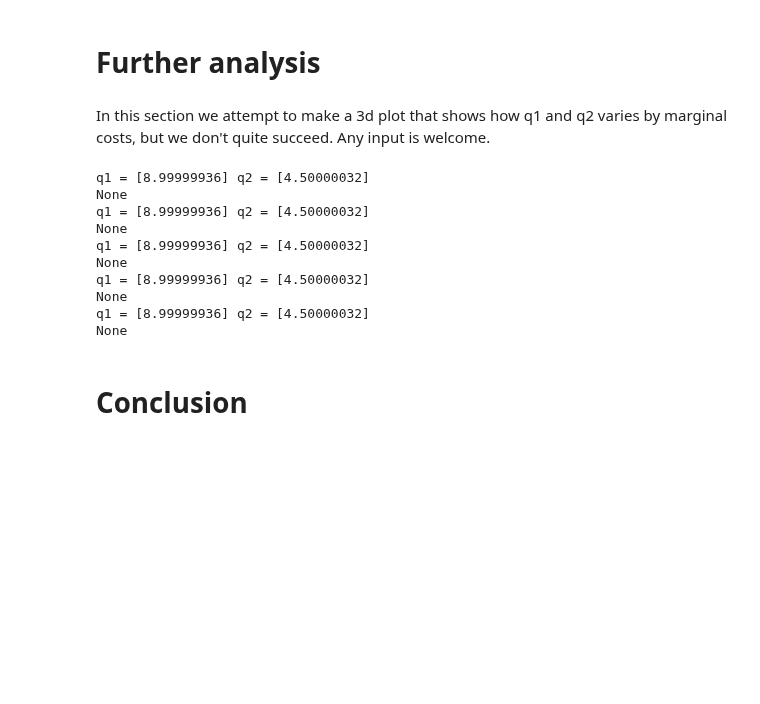
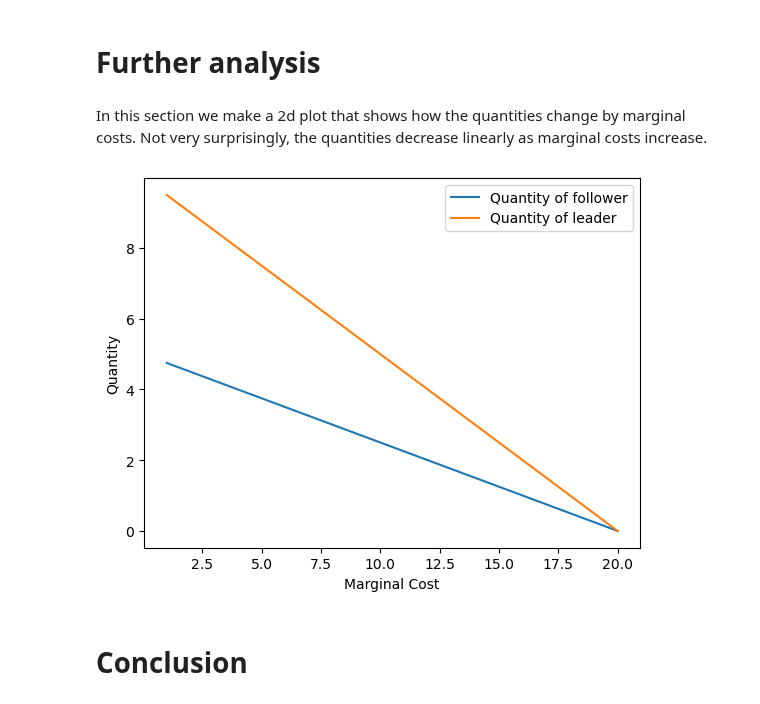
Before and after one commit to NumEconCopenhagen/projects-2023-hold-11, a Jupyter notebook: modelproject/modelproject.ipynb, the cells around one changed output. Saved outputs shown, nothing was run; the diff lists cells and outputs as text; code cells hidden in the pictures; blank space fills up the shorter version.

Commit message:
remake of modelclass and add plot function

```diff
--- a/modelproject/modelproject.ipynb
+++ b/modelproject/modelproject.ipynb
@@ -115,27 +122,2 @@ q1 = [8.99999936] q2 = [4.50000032]
 # %% [markdown]
 # Further analysis
-# %% [markdown]
-In this section we attempt to make a 3d plot that shows how q1 and q2 varies by marginal costs, but we don't quite succeed. Any input is welcome.
-# %%
-
-M = np.zeros([2,5]) # empty matrix to be filled
-c_list = [1, 2, 3, 4, 5] # marginal costs
-
-
-# iterate over c_list
-for i, j in enumerate(c_list):
-    model().par.c = j
-    out =  model().solve_eq()
-    #M[i,j] = out.M
-    print(out)
-# %% [output]
-q1 = [8.99999936] q2 = [4.50000032]
-None
-q1 = [8.99999936] q2 = [4.50000032]
-None
-q1 = [8.99999936] q2 = [4.50000032]
-None
-q1 = [8.99999936] q2 = [4.50000032]
-None
-q1 = [8.99999936] q2 = [4.50000032]
-None
@@ -159,3 +124,10 @@ None
+# %% [markdown]
+In this section we make a 2d plot that shows how the quantities change by marginal costs. Not very surprisingly, the quantities decrease linearly as marginal costs increase.
+# %%
+#call plotting function
+plot_optimal_quantities()
+# %% [output]
+[figure, added]
 # %% [markdown]
 # Conclusion
 # %% [markdown]
```
Also changed, not shown: parts of 4 cells of this notebook, 1 other file.
